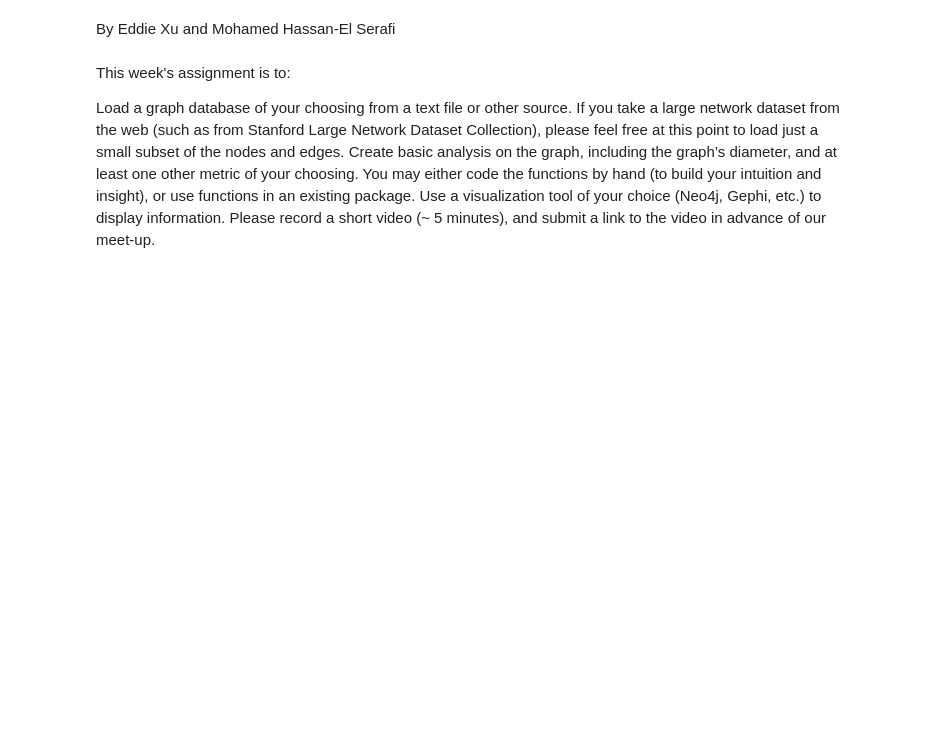
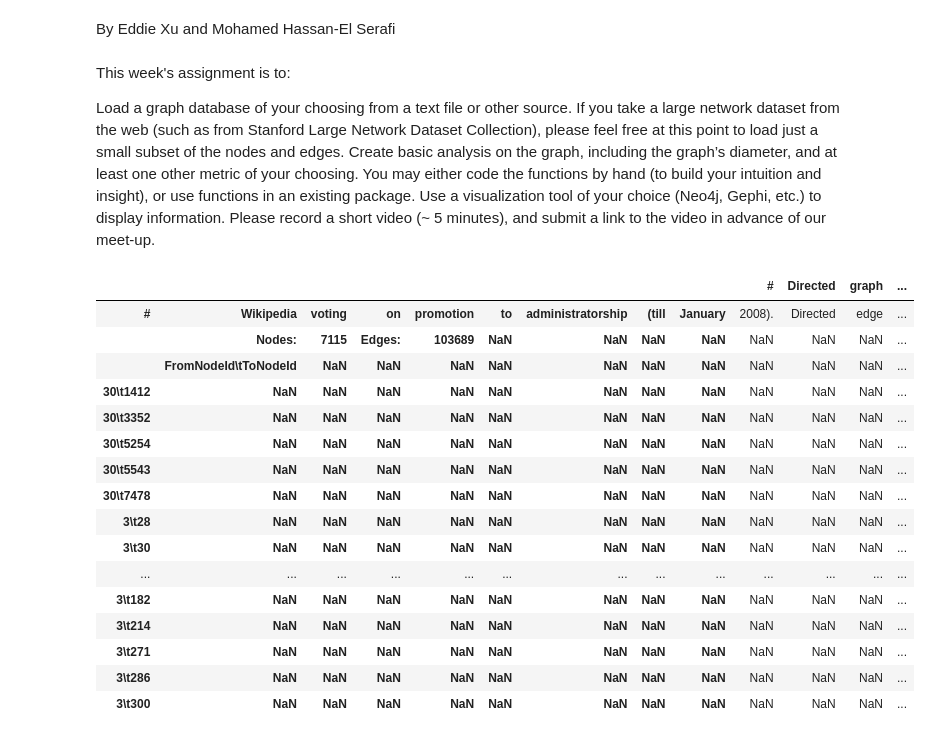
Before and after one commit to moham6839/Data_620_Web_Analytics, a Jupyter notebook: Week_3/Week 3 Assignment.ipynb, the cells around one changed output. Drawn from its saved outputs; the diff is of its cells as text; code cells hidden in the pictures; blank space fills up the shorter version.

```diff
--- a/Week_3/Week 3 Assignment.ipynb
+++ b/Week_3/Week 3 Assignment.ipynb
@@ -11,0 +22,22 @@ Please record a short video (~ 5 minutes), and submit a link to the video in adv
+# %%
+dt = pd.read_table("", sep = " ", names = ['source','target'])
+# %%
+dt.head(20)
+# %% [output]
+|  |  |  |  |  |  |  |  |  | # | Directed | graph | ... |
+| # | Wikipedia | voting | on | promotion | to | administratorship | (till | January | 2008). | Directed | edge | ... |
+|  | Nodes: | 7115 | Edges: | 103689 | NaN | NaN | NaN | NaN | NaN | NaN | NaN | ... |
+|  | FromNodeId\tToNodeId | NaN | NaN | NaN | NaN | NaN | NaN | NaN | NaN | NaN | NaN | ... |
+| 30\t1412 | NaN | NaN | NaN | NaN | NaN | NaN | NaN | NaN | NaN | NaN | NaN | ... |
+| 30\t3352 | NaN | NaN | NaN | NaN | NaN | NaN | NaN | NaN | NaN | NaN | NaN | ... |
+| 30\t5254 | NaN | NaN | NaN | NaN | NaN | NaN | NaN | NaN | NaN | NaN | NaN | ... |
+| 30\t5543 | NaN | NaN | NaN | NaN | NaN | NaN | NaN | NaN | NaN | NaN | NaN | ... |
+| 30\t7478 | NaN | NaN | NaN | NaN | NaN | NaN | NaN | NaN | NaN | NaN | NaN | ... |
+| 3\t28 | NaN | NaN | NaN | NaN | NaN | NaN | NaN | NaN | NaN | NaN | NaN | ... |
+| 3\t30 | NaN | NaN | NaN | NaN | NaN | NaN | NaN | NaN | NaN | NaN | NaN | ... |
+| ... | ... | ... | ... | ... | ... | ... | ... | ... | ... | ... | ... | ... |
+| 3\t182 | NaN | NaN | NaN | NaN | NaN | NaN | NaN | NaN | NaN | NaN | NaN | ... |
+| 3\t214 | NaN | NaN | NaN | NaN | NaN | NaN | NaN | NaN | NaN | NaN | NaN | ... |
+| 3\t271 | NaN | NaN | NaN | NaN | NaN | NaN | NaN | NaN | NaN | NaN | NaN | ... |
+| 3\t286 | NaN | NaN | NaN | NaN | NaN | NaN | NaN | NaN | NaN | NaN | NaN | ... |
+| 3\t300 | NaN | NaN | NaN | NaN | NaN | NaN | NaN | NaN | NaN | NaN | NaN | ... |
```
Also changed, not shown: parts of 11 cells of this notebook.
